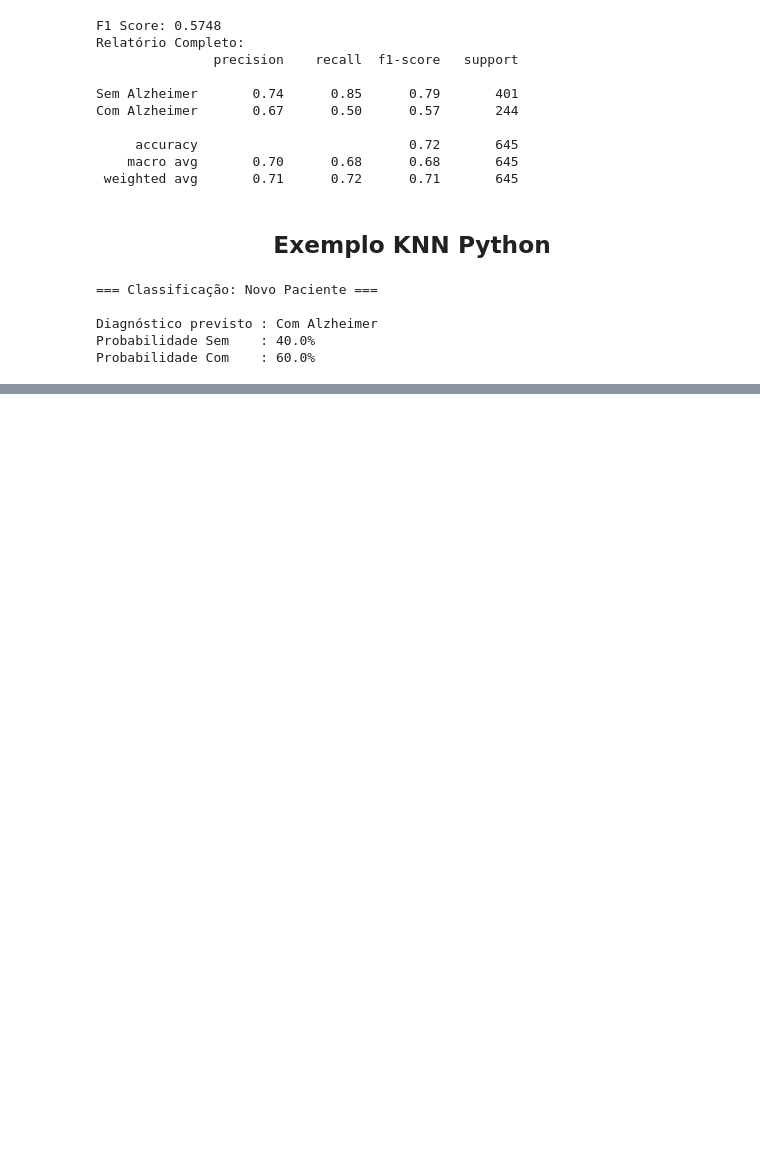
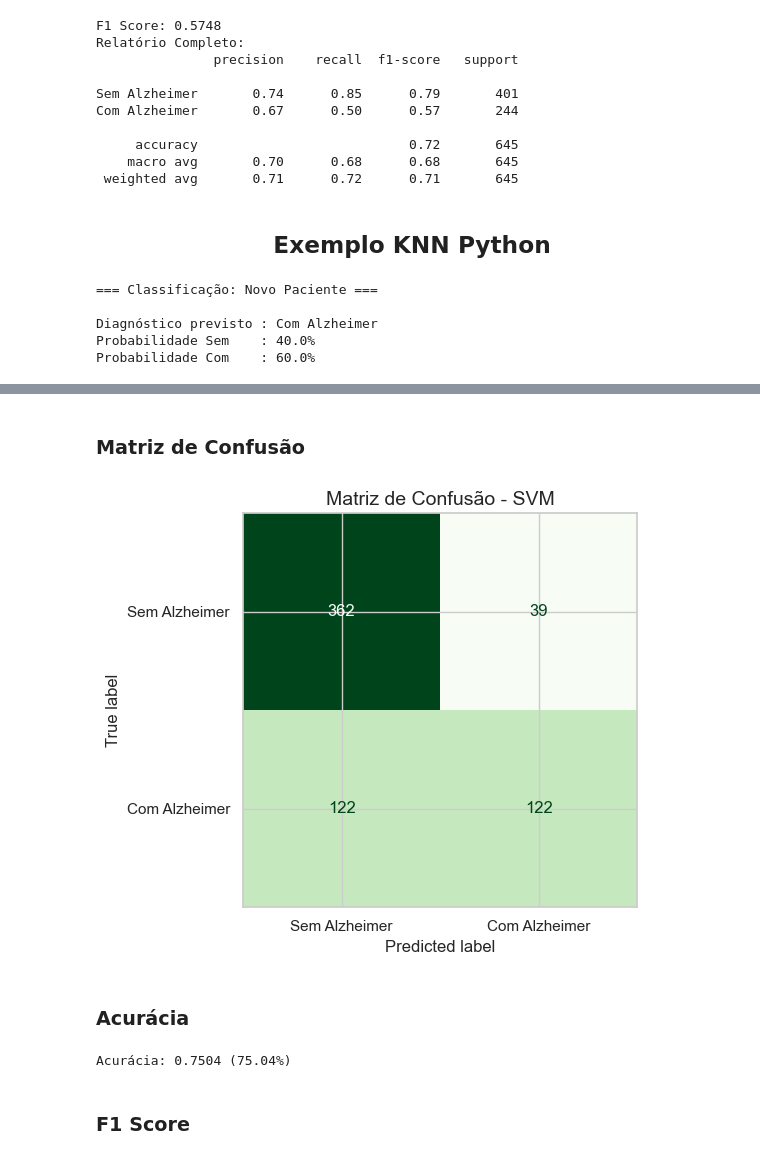
Before and after one commit to fleiviobr/ProjetoCIDA, a Jupyter notebook: ProjetoFinal.ipynb, the cells around one changed output, grey strips where cells are left out. Drawn from its saved outputs; the diff is of its cells as text; code cells hidden in the pictures; blank space fills up the shorter version.

```diff
--- a/ProjetoFinal.ipynb
+++ b/ProjetoFinal.ipynb
@@ -690,0 +734,26 @@ Probabilidade Com    : 60.0%
+# %% [markdown]
+<h3>Matriz de Confusão</h3>
+# %%
+from sklearn.metrics import confusion_matrix, ConfusionMatrixDisplay
+
+cm_svm = confusion_matrix(y_test_svm, y_pred_svm)
+disp = ConfusionMatrixDisplay(confusion_matrix=cm_svm, display_labels=['Sem Alzheimer', 'Com Alzheimer'])
+
+fig, ax = plt.subplots(figsize=(6, 5))
+disp.plot(cmap='Greens', colorbar=False, ax=ax)
+plt.title('Matriz de Confusão - SVM', fontsize=14)
+plt.tight_layout()
+plt.show()
+# %% [output]
+[figure, added]
+# %% [markdown]
+<h3>Acurácia</h3>
+# %%
+from sklearn.metrics import accuracy_score
+
+acc_svm = accuracy_score(y_test_svm, y_pred_svm)
+print(f"Acurácia: {acc_svm:.4f} ({acc_svm*100:.2f}%)")
+# %% [output]
+Acurácia: 0.7504 (75.04%)
+# %% [markdown]
+<h3>F1 Score</h3>
```
Also changed, not shown: parts of 59 cells of this notebook, 1 other file.
